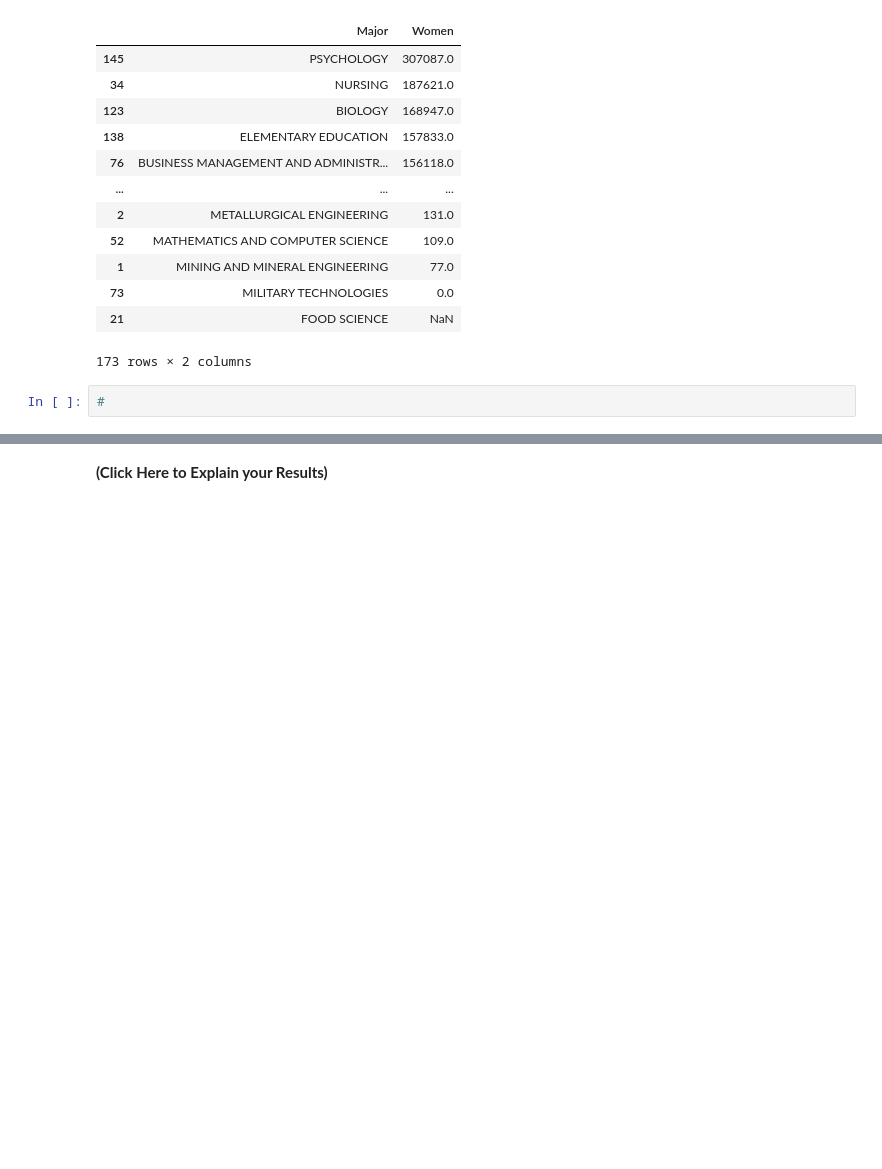
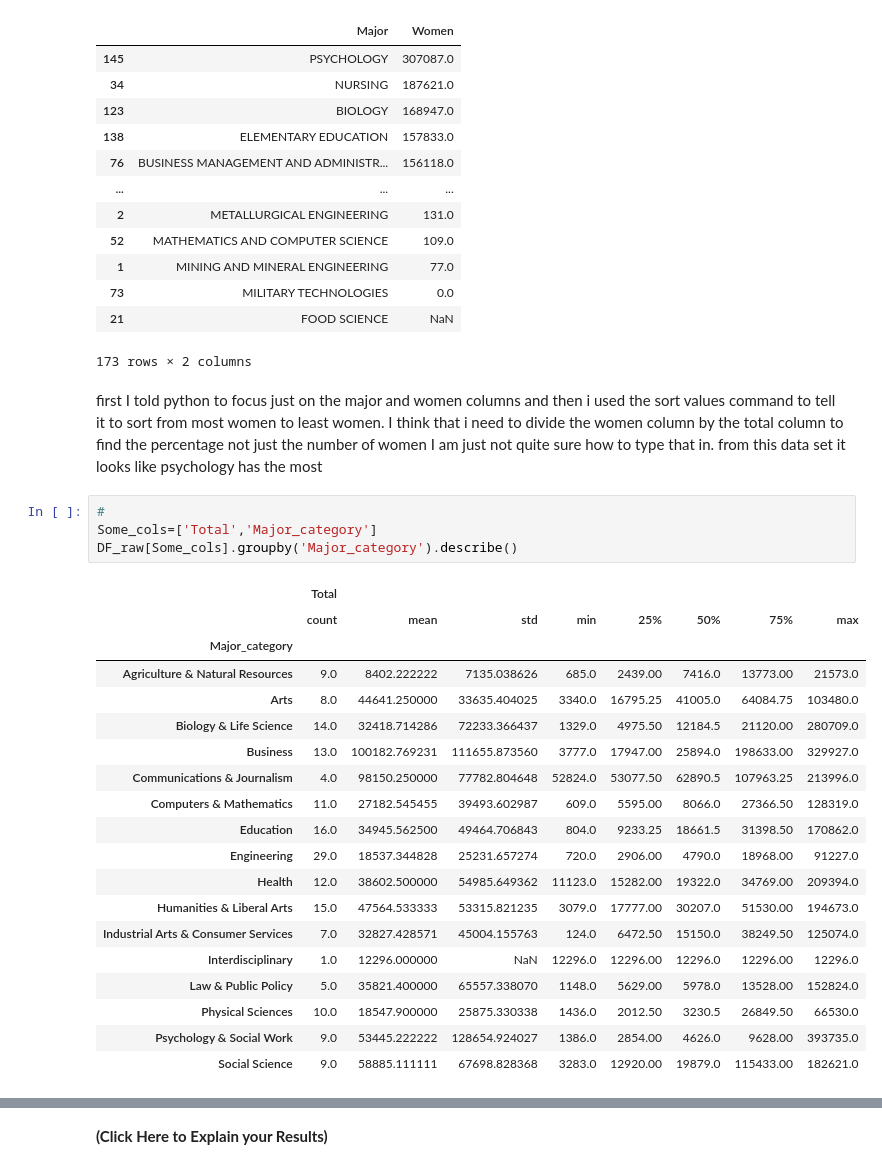
Before and after one commit to roryhuck/Day7, a Jupyter notebook: Day7-HW.ipynb, the cells around one changed output, grey strips where cells are left out. Saved outputs shown, nothing was run; the diff lists cells and outputs as text; blank space fills up the shorter version.

```diff
--- a/Day7-HW.ipynb
+++ b/Day7-HW.ipynb
@@ -313,5 +314,31 @@ DF_raw[my_columns].sort_values('Women',ascending=False)
 | 73 | MILITARY TECHNOLOGIES | 0.0 |
 | 21 | FOOD SCIENCE | NaN |
 173 rows × 2 columns
+# %% [markdown]
+first I told python to focus just on the major and women columns and then i used the sort values command to tell it to sort
+from most women to least women. I think that i need to divide the women column by the total column to find the percentage not
+just the number of women I am just not quite sure how to type that in. from this data set it looks like psychology has the most
 # %%
 #
+Some_cols=['Total','Major_category']
+DF_raw[Some_cols].groupby('Major_category').describe()
+# %% [output]
+|  | Total |  |  |  |  |  |  |  |
+|  | count | mean | std | min | 25% | 50% | 75% | max |
+| Major_category |  |  |  |  |  |  |  |  |
+| Agriculture & Natural Resources | 9.0 | 8402.222222 | 7135.038626 | 685.0 | 2439.00 | 7416.0 | 13773.00 | 21573.0 |
+| Arts | 8.0 | 44641.250000 | 33635.404025 | 3340.0 | 16795.25 | 41005.0 | 64084.75 | 103480.0 |
+| Biology & Life Science | 14.0 | 32418.714286 | 72233.366437 | 1329.0 | 4975.50 | 12184.5 | 21120.00 | 280709.0 |
+| Business | 13.0 | 100182.769231 | 111655.873560 | 3777.0 | 17947.00 | 25894.0 | 198633.00 | 329927.0 |
+| Communications & Journalism | 4.0 | 98150.250000 | 77782.804648 | 52824.0 | 53077.50 | 62890.5 | 107963.25 | 213996.0 |
+| Computers & Mathematics | 11.0 | 27182.545455 | 39493.602987 | 609.0 | 5595.00 | 8066.0 | 27366.50 | 128319.0 |
+| Education | 16.0 | 34945.562500 | 49464.706843 | 804.0 | 9233.25 | 18661.5 | 31398.50 | 170862.0 |
+| Engineering | 29.0 | 18537.344828 | 25231.657274 | 720.0 | 2906.00 | 4790.0 | 18968.00 | 91227.0 |
+| Health | 12.0 | 38602.500000 | 54985.649362 | 11123.0 | 15282.00 | 19322.0 | 34769.00 | 209394.0 |
+| Humanities & Liberal Arts | 15.0 | 47564.533333 | 53315.821235 | 3079.0 | 17777.00 | 30207.0 | 51530.00 | 194673.0 |
+| Industrial Arts & Consumer Services | 7.0 | 32827.428571 | 45004.155763 | 124.0 | 6472.50 | 15150.0 | 38249.50 | 125074.0 |
+| Interdisciplinary | 1.0 | 12296.000000 | NaN | 12296.0 | 12296.00 | 12296.0 | 12296.00 | 12296.0 |
+| Law & Public Policy | 5.0 | 35821.400000 | 65557.338070 | 1148.0 | 5629.00 | 5978.0 | 13528.00 | 152824.0 |
+| Physical Sciences | 10.0 | 18547.900000 | 25875.330338 | 1436.0 | 2012.50 | 3230.5 | 26849.50 | 66530.0 |
+| Psychology & Social Work | 9.0 | 53445.222222 | 128654.924027 | 1386.0 | 2854.00 | 4626.0 | 9628.00 | 393735.0 |
+| Social Science | 9.0 | 58885.111111 | 67698.828368 | 3283.0 | 12920.00 | 19879.0 | 115433.00 | 182621.0 |
```
Also changed, not shown: parts of 8 cells of this notebook.
